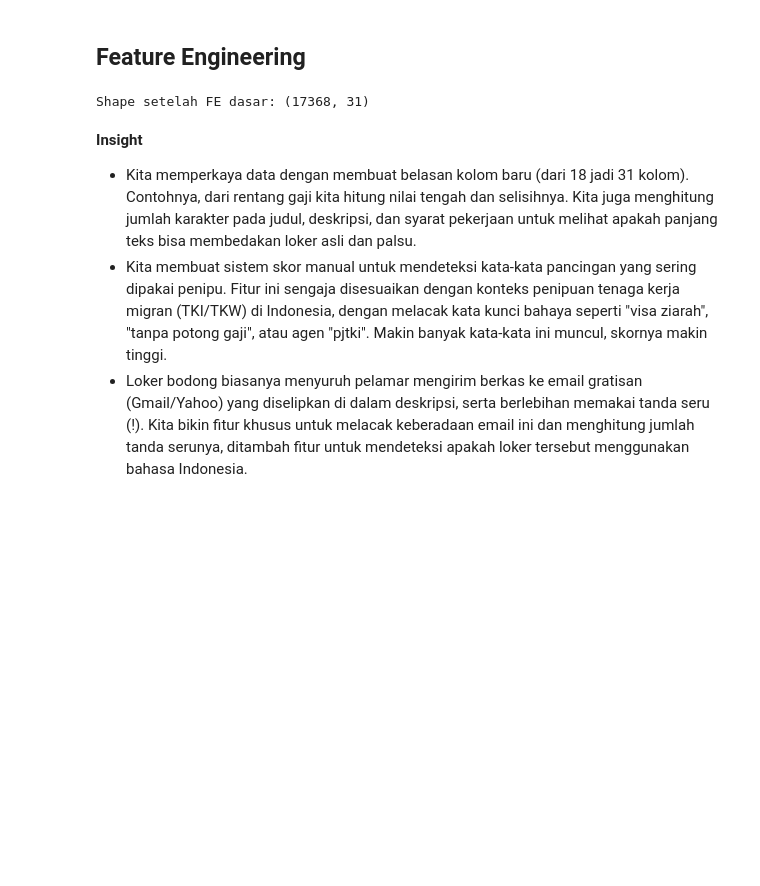
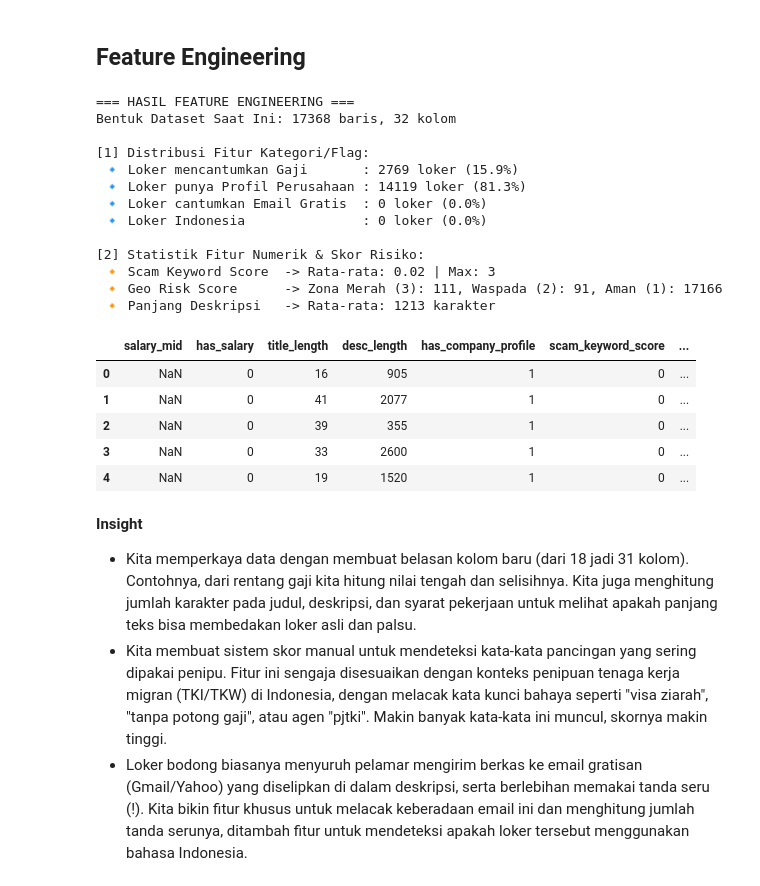
Before and after one commit to EMIGRIA/Team-DS, a Jupyter notebook: notebook.ipynb, the cells around one changed output. Saved outputs shown, nothing was run; the diff lists cells and outputs as text; code cells hidden in the pictures; blank space fills up the shorter version.

```diff
--- a/notebook.ipynb
+++ b/notebook.ipynb
@@ -266,35 +272,89 @@ SCAM_KW_LOW = [
 
 def calc_scam_score(text):
     if not text or not isinstance(text, str):
         return 0
     text = text.lower()
     score = 0
     score += sum(3 for kw in SCAM_KW_HIGH if kw in text)
     score += sum(2 for kw in SCAM_KW_MED  if kw in text)
     score += sum(1 for kw in SCAM_KW_LOW  if kw in text)
     return score
 
 df['scam_keyword_score'] = df['description'].apply(calc_scam_score)
 
+# untuk Geo Risk
+HIGH_RISK_COUNTRIES = ['Syria', 'Malaysia', 'Saudi Arabia', 'Qatar', 'UAE', 'Myanmar', 'Cambodia']
+MED_RISK_COUNTRIES = ['Taiwan', 'Hong Kong', 'South Korea']
+
+def get_geo_risk_score(country):
+    if country in HIGH_RISK_COUNTRIES:
+        return 3
+    elif country in MED_RISK_COUNTRIES:
+        return 2
+    else:
+        return 1
+
+df['geo_risk_score'] = df['country'].apply(get_geo_risk_score)
+
 # [Tim AI #2] Deteksi email gratis (indikator penipuan lokal)
 df['has_email_in_desc'] = df['description'].str.contains(
     r'[\w.-]+@[\w.-]+\.\w+', regex=True, na=False).astype(int)
 df['is_free_email'] = df['description'].str.contains(
     r'@(gmail|yahoo|hotmail|outlook|ymail|aol|mail\.ru|protonmail)\.\w+',
     regex=True, na=False, case=False).astype(int)
 
 df['exclamation_count'] = df['description'].str.count('!').fillna(0)
 
 # Deteksi bahasa Indonesia dalam deskripsi
 ID_WORDS = ['kami', 'kerja', 'gaji', 'lowongan', 'dibutuhkan',
             'segera', 'lamar', 'hubungi', 'pria', 'wanita']
 df['is_indonesian_posting'] = df['description'].apply(
     lambda x: int(sum(w in str(x).lower() for w in ID_WORDS) >= 3)
 )
 
-print(f"Shape setelah FE dasar: {df.shape}")
+print("=== HASIL FEATURE ENGINEERING ===")
+print(f"Bentuk Dataset Saat Ini: {df.shape[0]} baris, {df.shape[1]} kolom\n")
+
+# Kumpulkan daftar kolom baru untuk di-review
+new_cols = ['salary_mid', 'has_salary', 'title_length', 'desc_length',
+            'has_company_profile', 'scam_keyword_score', 'geo_risk_score',
+            'is_free_email', 'is_indonesian_posting']
+
+print("[1] Distribusi Fitur Kategori/Flag:")
+print(f" 🔹 Loker mencantumkan Gaji       : {df['has_salary'].sum()} loker ({df['has_salary'].mean()*100:.1f}%)")
+print(f" 🔹 Loker punya Profil Perusahaan : {df['has_company_profile'].sum()} loker ({df['has_company_profile'].mean()*100:.1f}%)")
+print(f" 🔹 Loker cantumkan Email Gratis  : {df['is_free_email'].sum()} loker ({df['is_free_email'].mean()*100:.1f}%)")
+print(f" 🔹 Loker Indonesia               : {df['is_indonesian_posting'].sum()} loker ({df['is_indonesian_posting'].mean()*100:.1f}%)\n")
+
+print("[2] Statistik Fitur Numerik & Skor Risiko:")
+print(f" 🔸 Scam Keyword Score  -> Rata-rata: {df['scam_keyword_score'].mean():.2f} | Max: {df['scam_keyword_score'].max()}")
+print(f" 🔸 Geo Risk Score      -> Zona Merah (3): {(df['geo_risk_score'] == 3).sum()}, Waspada (2): {(df['geo_risk_score'] == 2).sum()}, Aman (1): {(df['geo_risk_score'] == 1).sum()}")
+print(f" 🔸 Panjang Deskripsi   -> Rata-rata: {df['desc_length'].mean():.0f} karakter\n")
+
+try:
+    display(df[new_cols].head())
+except NameError:
+    print(df[new_cols].head().to_string())
 # %% [output]
-Shape setelah FE dasar: (17368, 31)
+=== HASIL FEATURE ENGINEERING ===
+Bentuk Dataset Saat Ini: 17368 baris, 32 kolom
+
+[1] Distribusi Fitur Kategori/Flag:
+ 🔹 Loker mencantumkan Gaji       : 2769 loker (15.9%)
+ 🔹 Loker punya Profil Perusahaan : 14119 loker (81.3%)
+ 🔹 Loker cantumkan Email Gratis  : 0 loker (0.0%)
+ 🔹 Loker Indonesia               : 0 loker (0.0%)
+
+[2] Statistik Fitur Numerik & Skor Risiko:
+ 🔸 Scam Keyword Score  -> Rata-rata: 0.02 | Max: 3
+ 🔸 Geo Risk Score      -> Zona Merah (3): 111, Waspada (2): 91, Aman (1): 17166
+ 🔸 Panjang Deskripsi   -> Rata-rata: 1213 karakter
+|  | salary_mid | has_salary | title_length | desc_length | has_company_profile | scam_keyword_score | ... |
+| 0 | NaN | 0 | 16 | 905 | 1 | 0 | ... |
+| 1 | NaN | 0 | 41 | 2077 | 1 | 0 | ... |
+| 2 | NaN | 0 | 39 | 355 | 1 | 0 | ... |
+| 3 | NaN | 0 | 33 | 2600 | 1 | 0 | ... |
+| 4 | NaN | 0 | 19 | 1520 | 1 | 0 | ... |
 # %% [markdown]
 **Insight**
 - Kita memperkaya data dengan membuat belasan kolom baru (dari 18 jadi 31 kolom). Contohnya, dari rentang gaji kita hitung nilai tengah dan selisihnya. Kita juga menghitung jumlah karakter pada judul, deskripsi, dan syarat pekerjaan untuk melihat apakah panjang teks bisa membedakan loker asli dan palsu.
```
Also changed, not shown: parts of 9 cells of this notebook.
